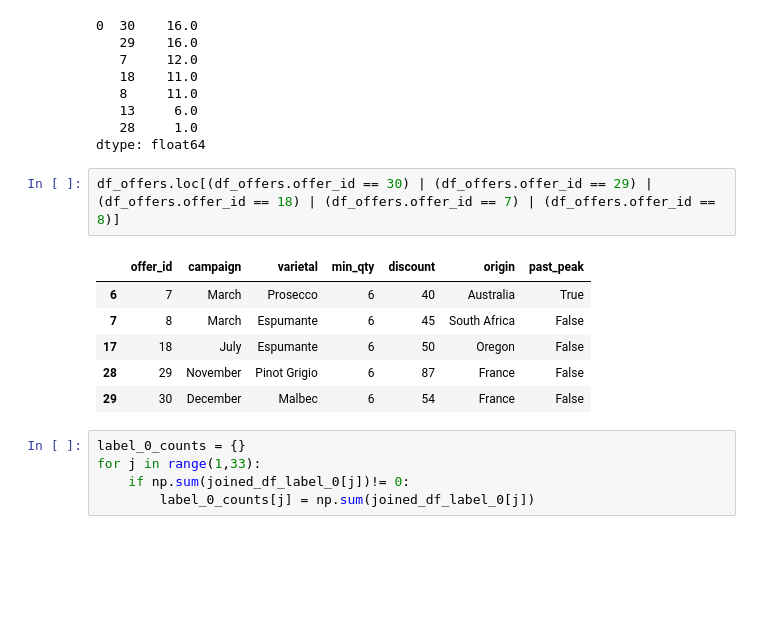
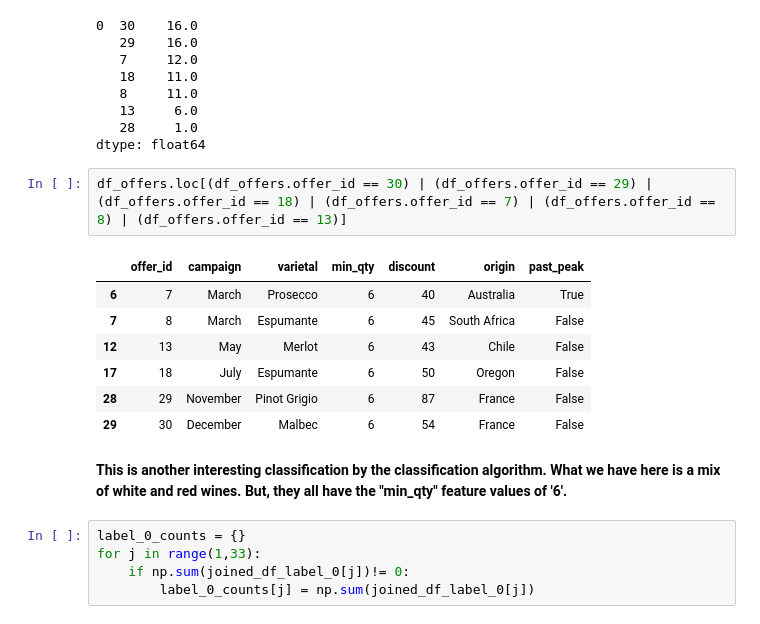
Before and after one commit to adjakka/Mini_Projects_Data_Science, a Jupyter notebook: Unsupervised_ML_Customer_Segmentation/Mini_Project_Clustering.ipynb, the cells around one changed output. Drawn from its saved outputs; the diff is of its cells as text; blank space fills up the shorter version.

```diff
--- a/Unsupervised_ML_Customer_Segmentation/Mini_Project_Clustering.ipynb
+++ b/Unsupervised_ML_Customer_Segmentation/Mini_Project_Clustering.ipynb
@@ -507,14 +523,17 @@ pd.DataFrame([label_4_counts]).stack().sort_values(ascending = False)
    28     1.0
 dtype: float64
 # %%
-df_offers.loc[(df_offers.offer_id == 30) | (df_offers.offer_id == 29) | (df_offers.offer_id == 18) | (df_offers.offer_id == 7) | (df_offers.offer_id == 8)]
+df_offers.loc[(df_offers.offer_id == 30) | (df_offers.offer_id == 29) | (df_offers.offer_id == 18) | (df_offers.offer_id == 7) | (df_offers.offer_id == 8) | (df_offers.offer_id == 13)]
 # %% [output]
 |  | offer_id | campaign | varietal | min_qty | discount | origin | past_peak |
 | 6 | 7 | March | Prosecco | 6 | 40 | Australia | True |
 | 7 | 8 | March | Espumante | 6 | 45 | South Africa | False |
+| 12 | 13 | May | Merlot | 6 | 43 | Chile | False |
 | 17 | 18 | July | Espumante | 6 | 50 | Oregon | False |
 | 28 | 29 | November | Pinot Grigio | 6 | 87 | France | False |
 | 29 | 30 | December | Malbec | 6 | 54 | France | False |
+# %% [markdown]
+**This is another interesting classification by the classification algorithm. What we have here is a mix of white and red wines. But, they all have the "min_qty" feature values of '6'.**
 # %%
 label_0_counts = {}
 for j in range(1,33):
```
Also changed, not shown: parts of 56 cells of this notebook.
